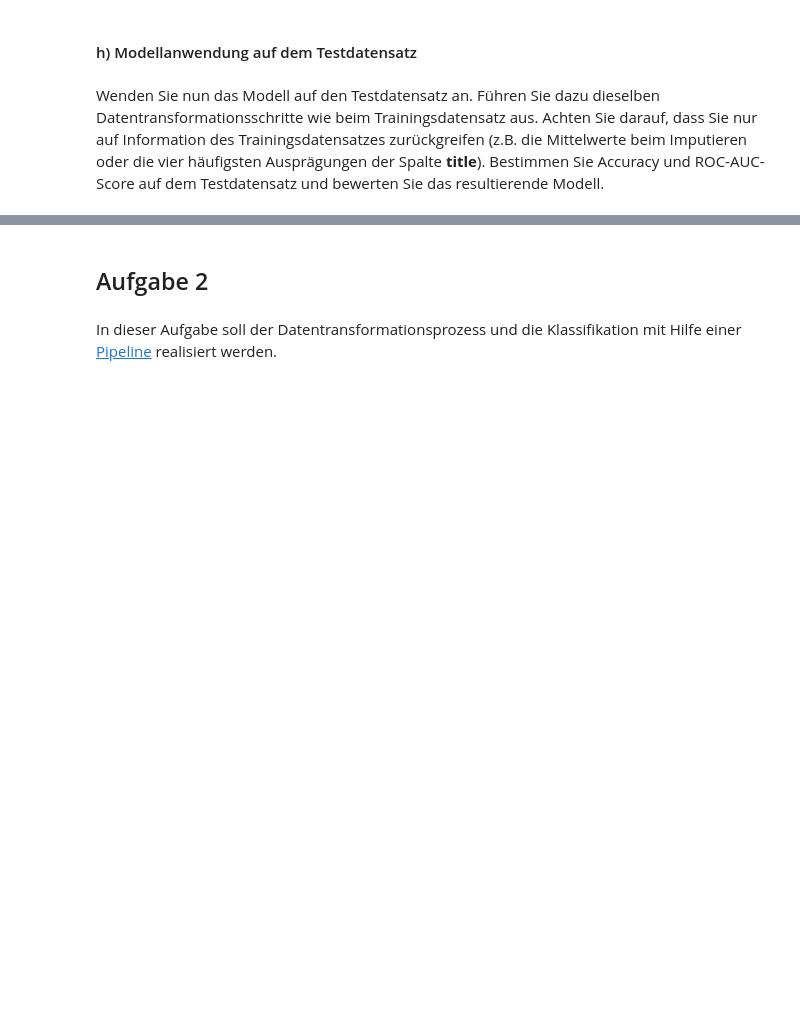
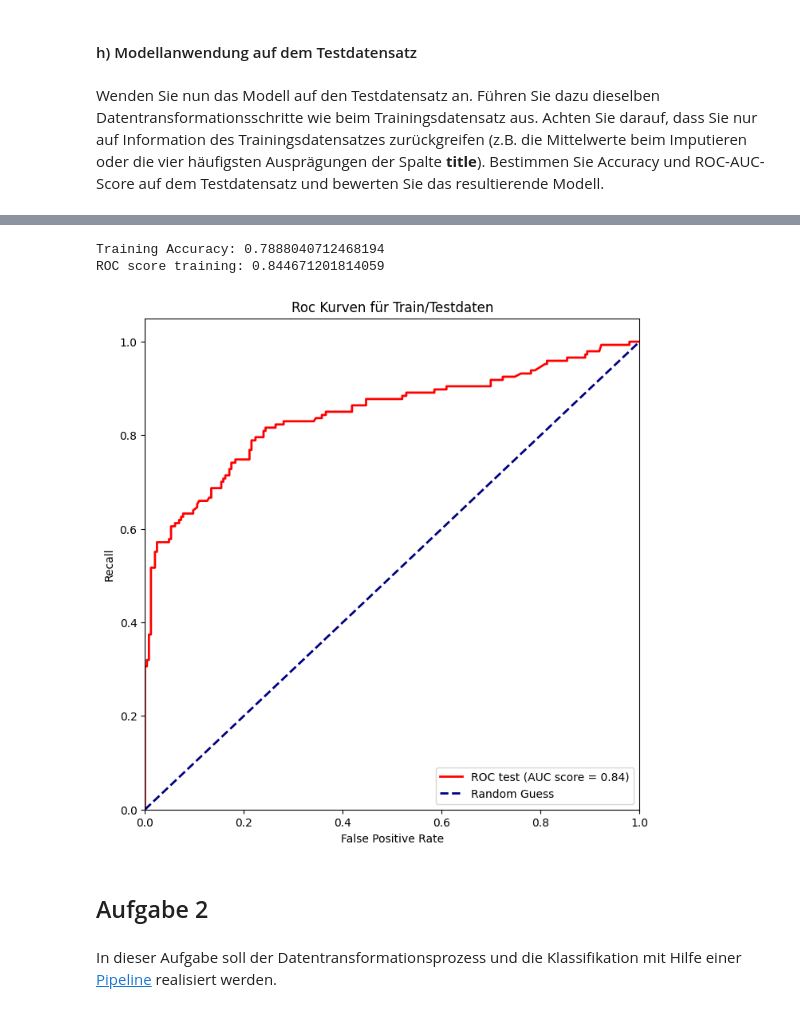
Before and after one commit to Schmiddi3110/MasterStudium, a Jupyter notebook: MAL/DataProcessing/Uebung_Preprocessing.ipynb, the cells around one changed output, grey strips where cells are left out. Drawn from its saved outputs; the diff is of its cells as text; code cells hidden in the pictures; blank space fills up the shorter version.

```diff
--- a/MAL/DataProcessing/Uebung_Preprocessing.ipynb
+++ b/MAL/DataProcessing/Uebung_Preprocessing.ipynb
@@ -80,0 +170,21 @@ Wenden Sie nun das Modell auf den Testdatensatz an. Führen Sie dazu dieselben D
+# %%
+X_test["title"] = df['name'].str.extract(r'([A-Za-z]+)\.')
+X_test = X_test.drop('name', axis = 1)
+
+X_test['sex'] = df['sex'].replace({'male': 0, 'female': 1})
+
+imputer = SimpleImputer(strategy='mean')
+X_test[['age', 'fare']] = imputer.fit_transform(X_test[['age', 'fare']])
+
+top_titles = X_test['title'].value_counts().nlargest(4).index
+X_test['title'] = X_test['title'].where(X_test['title'].isin(top_titles), 'other')
+
+title_dummies = pd.get_dummies(X_test['title'], prefix='title')
+
+# Hinzufügen der neuen Spalten zum DataFrame
+X_test = pd.concat([X_test, title_dummies], axis=1)
+
+# Entfernen der ursprünglichen "title"-Spalte
+X_test = X_test.drop('title', axis=1)
+
+X_test.head()
@@ -81,3 +198,31 @@ Wenden Sie nun das Modell auf den Testdatensatz an. Führen Sie dazu dieselben D
+# %%
+print(f"Training Accuracy: {model.score(X_test, y_test)}")
+
+proba_test = model.predict_proba(X_test)[:,1]
+
+roc_test = roc_auc_score(y_test, proba_test)
+
+print("ROC score training: {}".format(roc_test))
+
+fpr_test, tpr_test, threshold_test = roc_curve(y_test, proba_test)
+
+plt.figure(figsize=(8, 8))
+
+plt.plot(fpr_test, tpr_test, color='red', lw=2, label=f'ROC test (AUC score = {roc_test:.2f})')
+plt.plot([0, 1], [0, 1], color='navy', lw=2, linestyle='--', label='Random Guess')
+
+plt.xlim([0.0, 1.0])
+plt.ylim([0.0, 1.05])
+plt.xlabel('False Positive Rate')
+plt.ylabel('Recall')
+plt.title('Roc Kurven für Train/Testdaten')
+plt.legend(loc="lower right")
+
+plt.show()
+# %% [output]
+Training Accuracy: 0.7888040712468194
+ROC score training: 0.844671201814059
+[figure, added]
 # %% [markdown]
 ## Aufgabe 2
 # %% [markdown]
```
Also changed, not shown: parts of 25 cells of this notebook.
